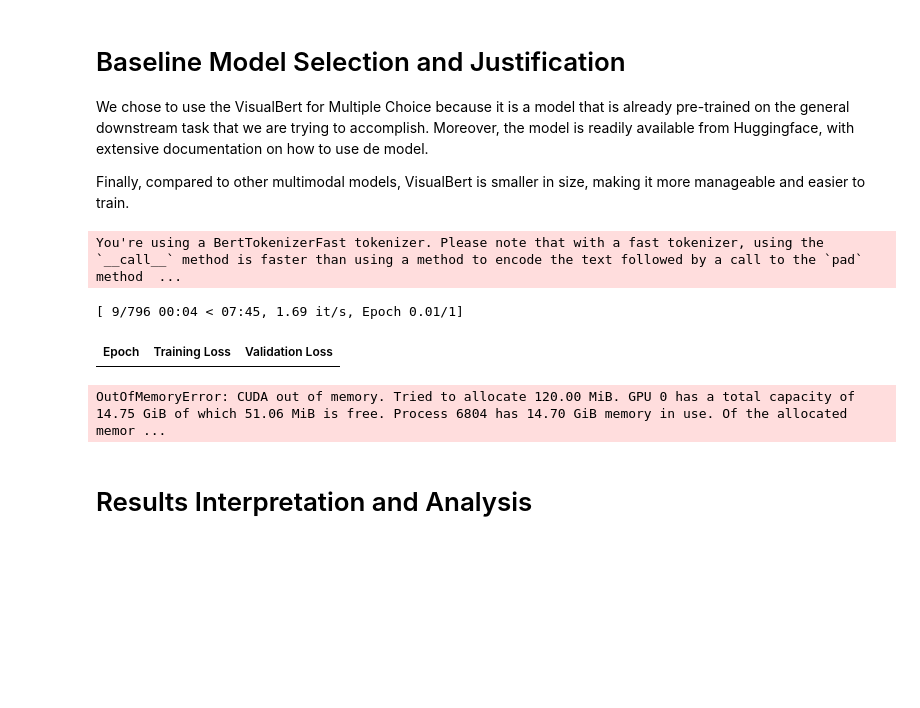
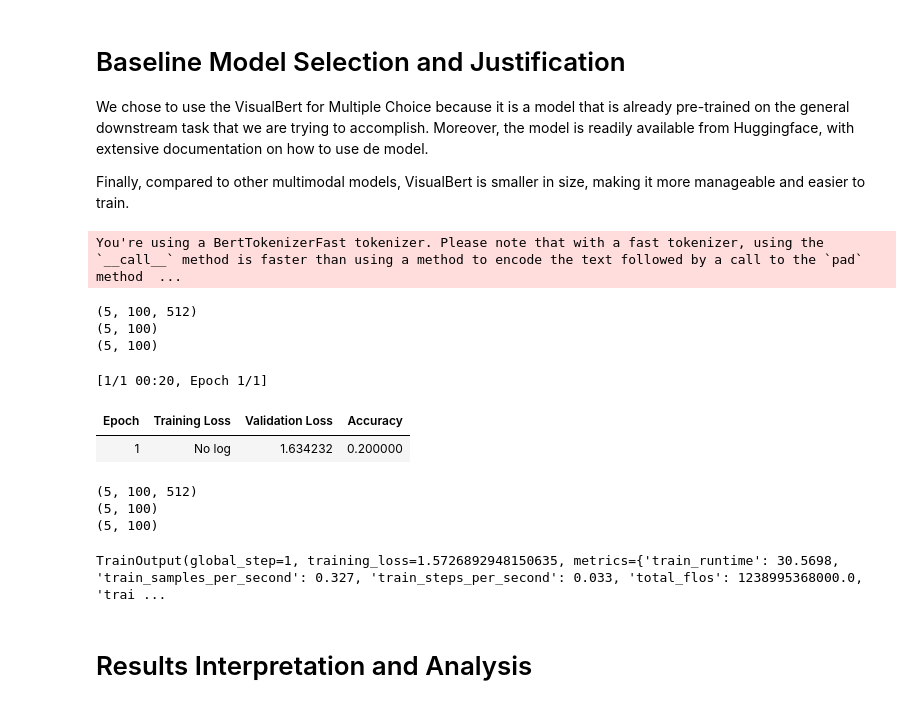
Before and after one commit to juanpheusser/BERTutor-AC209b, a Jupyter notebook: Milestone_4_BERTutor.ipynb, the cells around one changed output. Saved outputs shown, nothing was run; the diff lists cells and outputs as text; code cells hidden in the pictures; blank space fills up the shorter version.

Commit message:
Fixed data collator issue for visual embeddings

```diff
--- a/Milestone_4_BERTutor.ipynb
+++ b/Milestone_4_BERTutor.ipynb
@@ -771,9 +771,21 @@ class DataCollatorForMultipleChoice:
             pad_to_multiple_of=self.pad_to_multiple_of,
             return_tensors="pt",
         )
-        batch = {k: v.view(batch_size, num_choices, -1) for k, v in batch.items()}
-        batch["labels"] = torch.tensor(labels, dtype=torch.int64)
-        return batch
+
+        unflattened_batch = {}
+
+        text_embedding_keys = ['input_ids', 'attention_mask', 'token_type_ids']
+        for text_embedding_key in text_embedding_keys:
+          unflattened_batch[text_embedding_key] = batch[text_embedding_key].view(batch_size, num_choices, -1)
+
+        visual_embedding_keys = ['visual_embeds', 'visual_attention_mask', 'visual_token_type_ids']
+        for visual_embedding_key in visual_embedding_keys:
+          feature_shape = np.array(features[0][visual_embedding_key]).shape
+          print(feature_shape)
+          unflattened_batch[visual_embedding_key] = batch[visual_embedding_key].view(batch_size, *feature_shape)
+
+        unflattened_batch["labels"] = torch.tensor(labels, dtype=torch.int64)
+        return unflattened_batch
 # %%
 import evaluate
 
@@ -786,34 +798,41 @@ def compute_metrics(eval_pred):
 # %%
 from transformers import TrainingArguments, Trainer
 
 training_args = TrainingArguments(
     output_dir="test_training_dir",
     evaluation_strategy="epoch",
     save_strategy="epoch",
     load_best_model_at_end=False,
     learning_rate=5e-5,
     per_device_train_batch_size=16,
     per_device_eval_batch_size=16,
     num_train_epochs=1,
     weight_decay=0.01,
 )
 
 trainer = Trainer(
     model=vqa_model,
     args=training_args,
-    train_dataset=tokenized_visual_train,
-    eval_dataset=tokenized_visual_validation,
+    train_dataset=tokenized_visual_train.take(10),
+    eval_dataset=tokenized_visual_validation.take(10),
     tokenizer=tokenizer,
     data_collator=DataCollatorForMultipleChoice(tokenizer=tokenizer),
     compute_metrics=compute_metrics,
 )
 
 trainer.train()
 # %% [output]
 You're using a BertTokenizerFast tokenizer. Please note that with a fast tokenizer, using the `__call__` method is faster than using a method to encode the text followed by a call to the `pad` method  ...
-[ 9/796 00:04 < 07:45, 1.69 it/s, Epoch 0.01/1]
+(5, 100, 512)
+(5, 100)
+(5, 100)
+[1/1 00:20, Epoch 1/1]
-| Epoch | Training Loss | Validation Loss |
+| Epoch | Training Loss | Validation Loss | Accuracy |
+| 1 | No log | 1.634232 | 0.200000 |
-OutOfMemoryError: CUDA out of memory. Tried to allocate 120.00 MiB. GPU 0 has a total capacity of 14.75 GiB of which 51.06 MiB is free. Process 6804 has 14.70 GiB memory in use. Of the allocated memor ...
+(5, 100, 512)
+(5, 100)
+(5, 100)
+TrainOutput(global_step=1, training_loss=1.5726892948150635, metrics={'train_runtime': 30.5698, 'train_samples_per_second': 0.327, 'train_steps_per_second': 0.033, 'total_flos': 1238995368000.0, 'trai ...
 # %% [markdown]
 # Results Interpretation and Analysis
 # %% [markdown]
```
